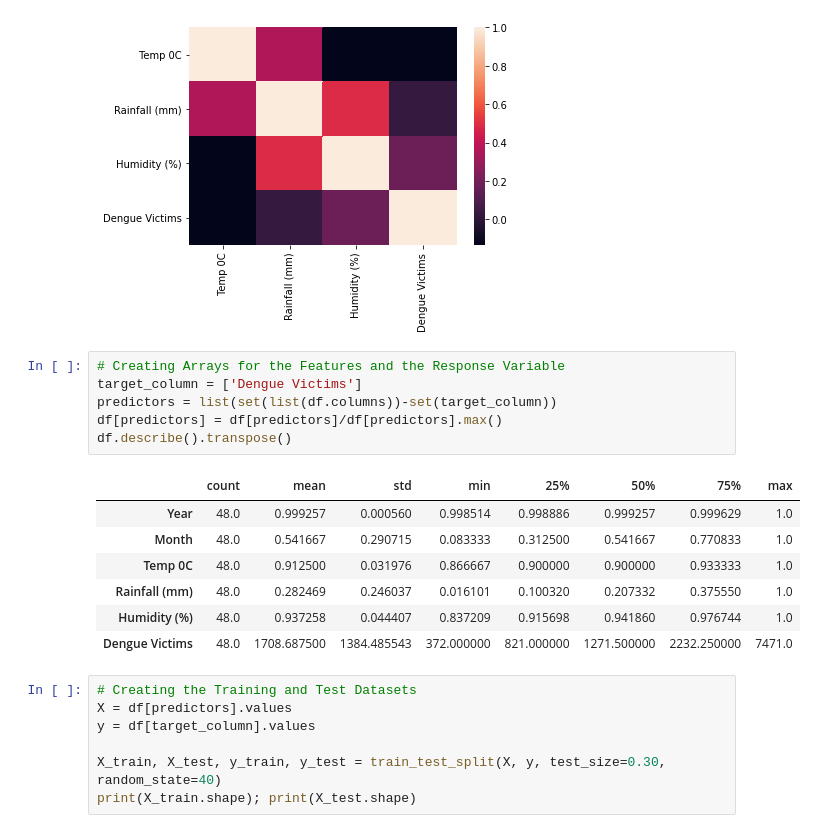
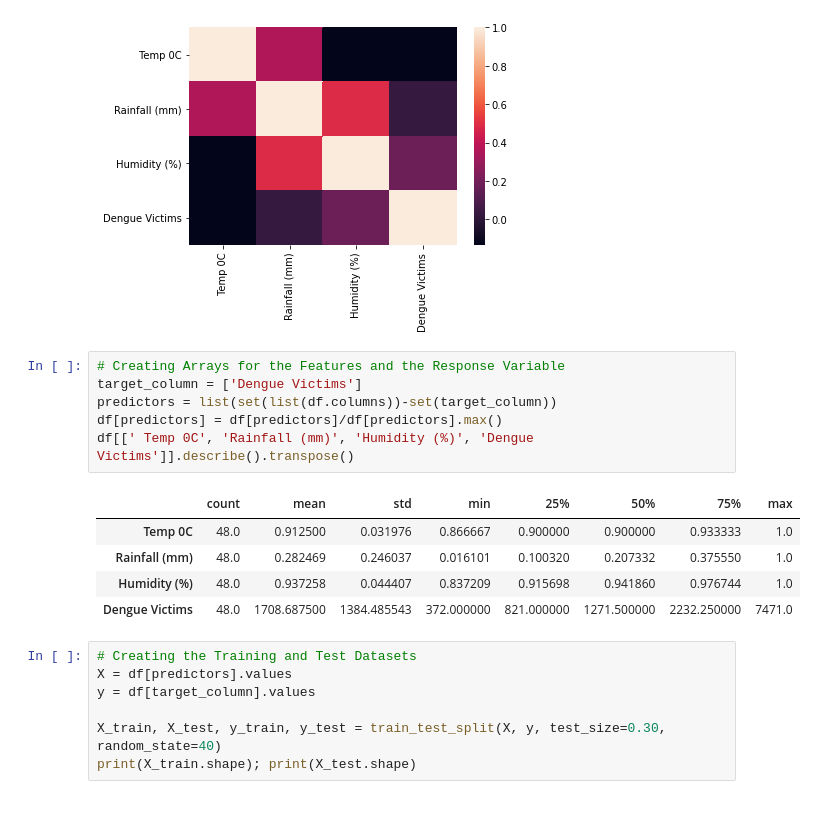
Before and after one commit to Roshani-Abeysekera/Forecasting-Monthly-Dengue-Cases-Using-Climatic-Factors-In-Colombo-District-With-Machine-Learning., a Jupyter notebook: MLP.ipynb, the cells around one changed output. Saved outputs shown, nothing was run; the diff lists cells and outputs as text.

```diff
--- a/MLP.ipynb
+++ b/MLP.ipynb
@@ -53,13 +51,11 @@ sns.heatmap(corr,
 # %%
 # Creating Arrays for the Features and the Response Variable
 target_column = ['Dengue Victims']
 predictors = list(set(list(df.columns))-set(target_column))
 df[predictors] = df[predictors]/df[predictors].max()
-df.describe().transpose()
+df[[' Temp 0C', 'Rainfall (mm)', 'Humidity (%)', 'Dengue Victims']].describe().transpose()
 # %% [output]
 |  | count | mean | std | min | 25% | 50% | 75% | max |
-| Year | 48.0 | 0.999257 | 0.000560 | 0.998514 | 0.998886 | 0.999257 | 0.999629 | 1.0 |
-| Month | 48.0 | 0.541667 | 0.290715 | 0.083333 | 0.312500 | 0.541667 | 0.770833 | 1.0 |
 | Temp 0C | 48.0 | 0.912500 | 0.031976 | 0.866667 | 0.900000 | 0.900000 | 0.933333 | 1.0 |
 | Rainfall (mm) | 48.0 | 0.282469 | 0.246037 | 0.016101 | 0.100320 | 0.207332 | 0.375550 | 1.0 |
 | Humidity (%) | 48.0 | 0.937258 | 0.044407 | 0.837209 | 0.915698 | 0.941860 | 0.976744 | 1.0 |
```
Also changed, not shown: parts of 1 cell of this notebook.
